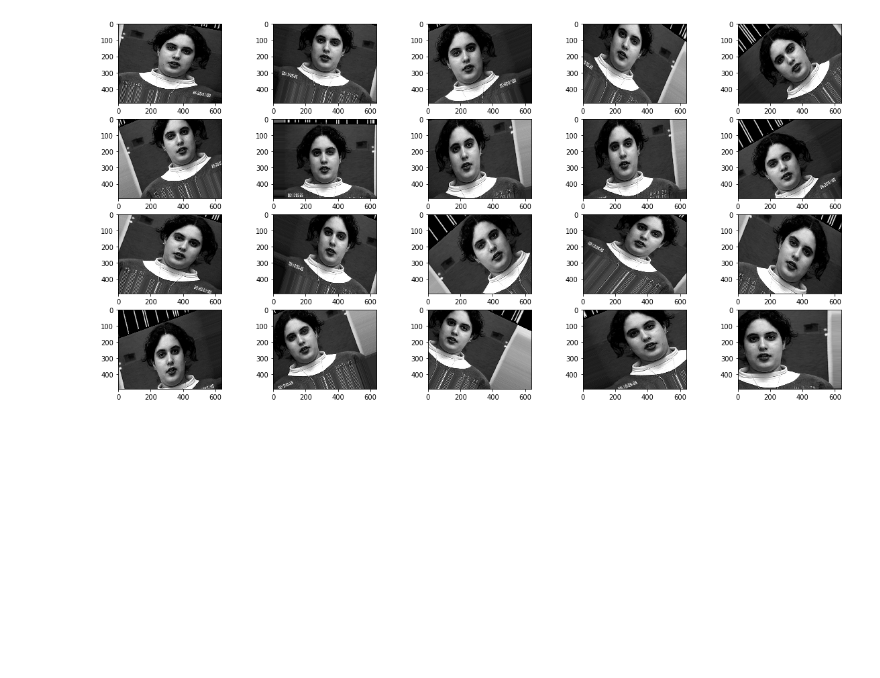
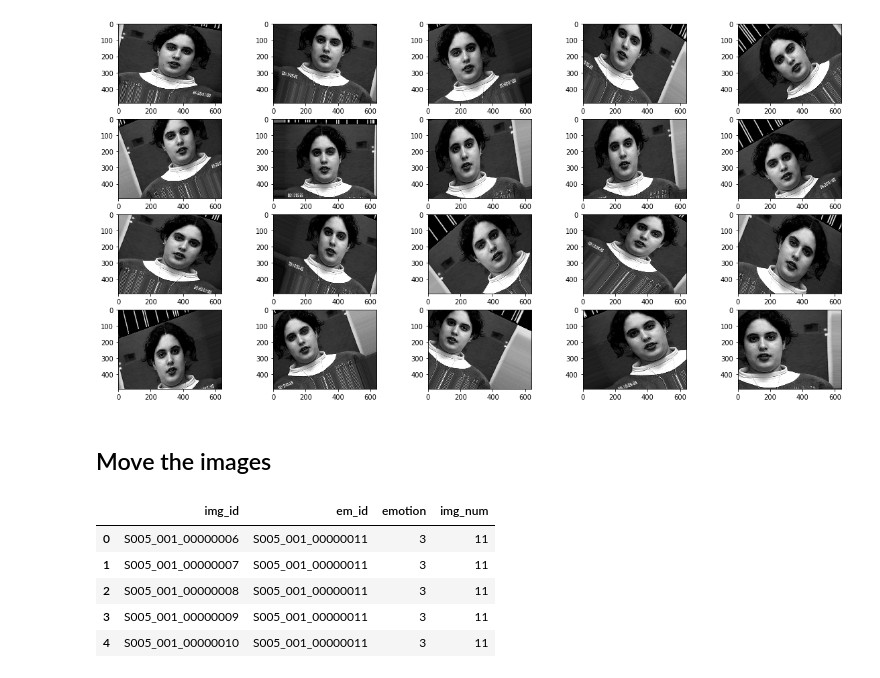
Before and after one commit to ainilaha/Facial-Expression-Dection, a Jupyter notebook: Data_Preprocesing.ipynb, the cells around one changed output. Drawn from its saved outputs; the diff is of its cells as text; code cells hidden in the pictures; blank space fills up the shorter version.

Commit message:
update the image dataset

```diff
--- a/Data_Preprocesing.ipynb
+++ b/Data_Preprocesing.ipynb
@@ -44,3 +44,5 @@ for i, image in enumerate(images):
     plt.imshow(image)
 # %% [output]
 [figure]
+# %% [markdown]
+## Move the images
@@ -46,0 +56,11 @@ for i, image in enumerate(images):
+# %%
+img_data = pd.read_csv("CSV/img_data.csv")
+img_data = img_data[['img_id','em_id','emotion','img_num']]
+img_data.head()
+# %% [output]
+|  | img_id | em_id | emotion | img_num |
+| 0 | S005_001_00000006 | S005_001_00000011 | 3 | 11 |
+| 1 | S005_001_00000007 | S005_001_00000011 | 3 | 11 |
+| 2 | S005_001_00000008 | S005_001_00000011 | 3 | 11 |
+| 3 | S005_001_00000009 | S005_001_00000011 | 3 | 11 |
+| 4 | S005_001_00000010 | S005_001_00000011 | 3 | 11 |
```
Also changed, not shown: parts of 5 cells of this notebook.
